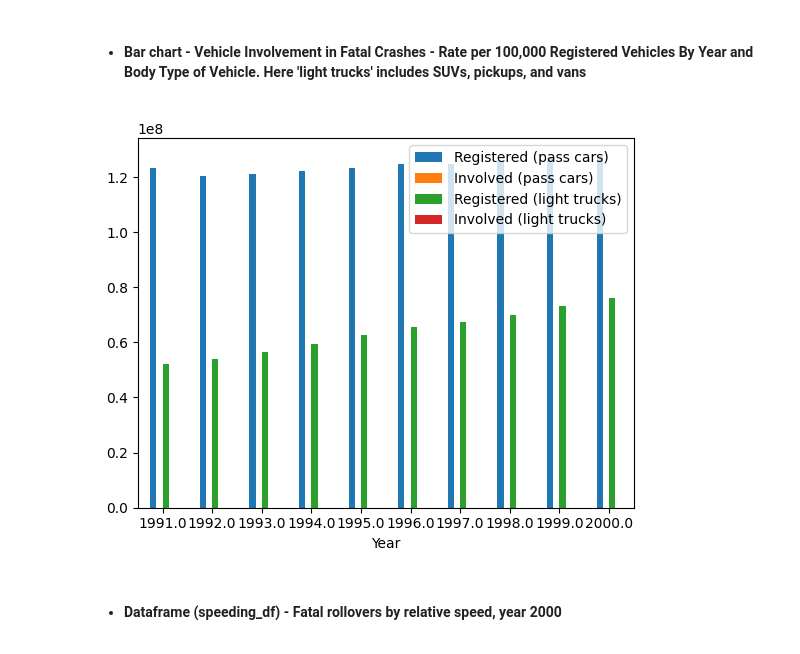
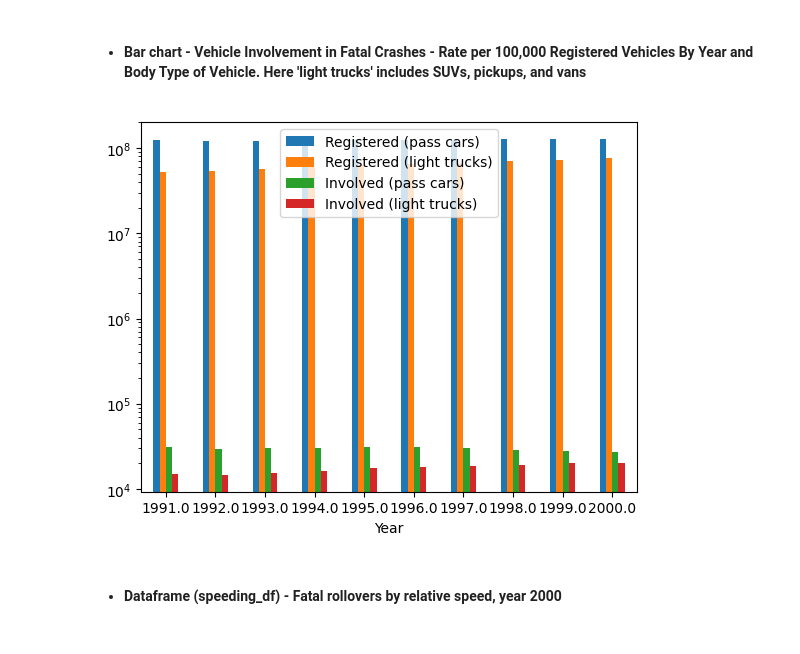
Before and after one commit to IT4063c-Spring23/final-project-patel5r4, a Jupyter notebook: source.ipynb, the cells around one changed output. Cells and saved outputs as stored; diff of their text form; code cells hidden in the pictures.

```diff
--- a/source.ipynb
+++ b/source.ipynb
@@ -262,11 +264,16 @@ crash_df.head()
 | 5 | 1995.0 | 123241881.0 | 30940.0 | 25.11 | 62520872.0 | ... |
 # %% [markdown]
 - #### <b>Bar chart - Vehicle Involvement in Fatal Crashes - Rate per 100,000 Registered Vehicles By Year and Body Type of Vehicle. Here 'light trucks' includes SUVs, pickups, and vans </b>
-# %%
-# Needs corrections
-ax = crash_df.plot.bar(x='Year', y=crash_df.drop(columns=['Year']).columns, rot=0)
-# %% [output]
-[figure, removed]
+# %%
+ax = crash_df.plot.bar(x='Year', y=[
+    'Registered (pass cars)',
+    'Registered (light trucks)',
+    'Involved (pass cars)',
+    'Involved (light trucks)'
+], rot=0)
+ax.set_yscale('log')
+# %% [output]
+[figure, added]
 # %% [markdown]
 - #### <b>Dataframe (speeding_df) - Fatal rollovers by relative speed, year 2000 </b>
 # %%
```
Also changed, not shown: parts of 11 cells of this notebook, 1 other file.
